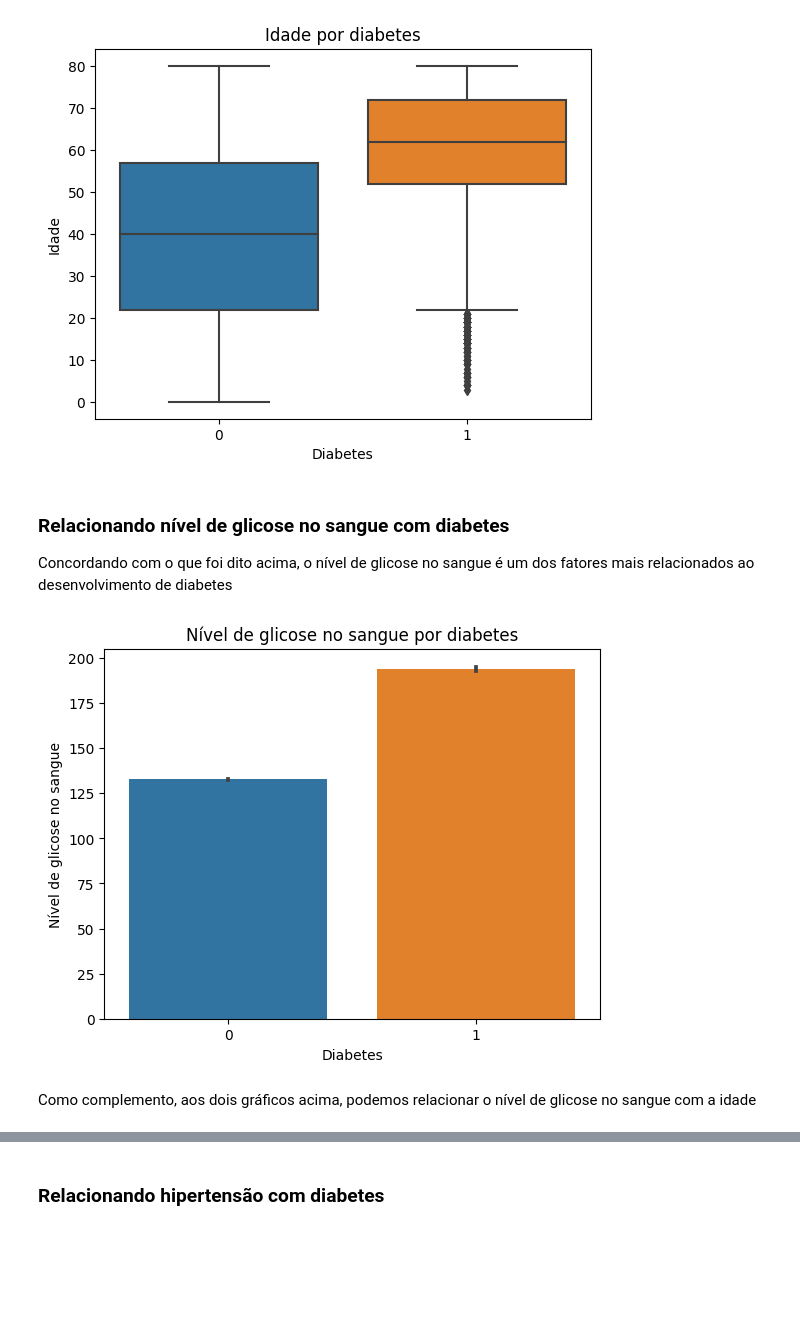
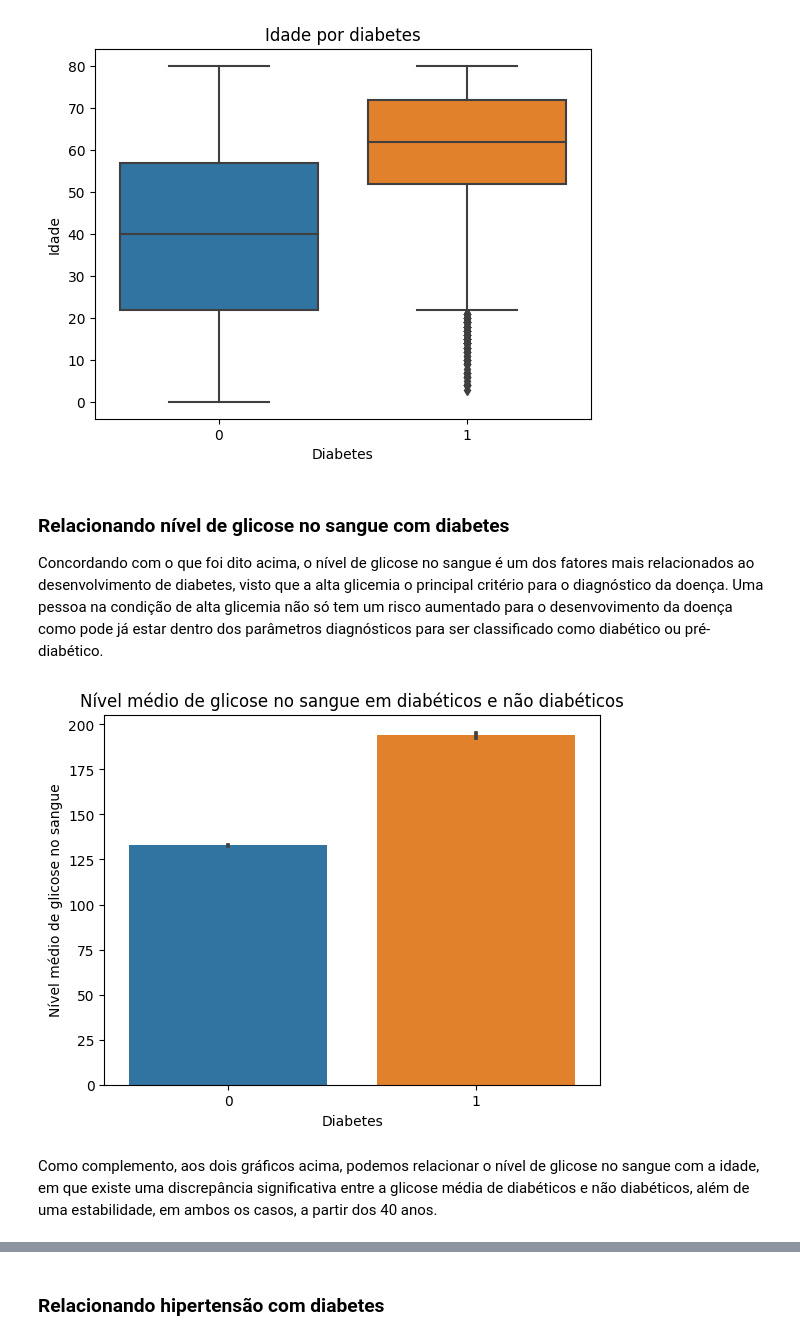
Before and after one commit to Academify/INF420_FINAL, a Jupyter notebook: trab.ipynb, the cells around one changed output, grey strips where cells are left out. Saved outputs shown, nothing was run; the diff lists cells and outputs as text; code cells hidden in the pictures; blank space fills up the shorter version.

```diff
--- a/trab.ipynb
+++ b/trab.ipynb
@@ -193,15 +198,15 @@ plt.show()
 # %% [markdown]
 ### Relacionando nível de glicose no sangue com diabetes
 
-Concordando com o que foi dito acima, o nível de glicose no sangue é um dos fatores mais relacionados ao desenvolvimento de diabetes
+Concordando com o que foi dito acima, o nível de glicose no sangue é um dos fatores mais relacionados ao desenvolvimento de diabetes, visto que a alta glicemia o principal critério para o diagnóstico da doença. Uma pessoa na condição de alta glicemia não só tem um risco aumentado para o desenvovimento da doença como pode já estar dentro dos parâmetros diagnósticos para ser classificado como diabético ou pré-diabético.
 # %%
 sns.barplot(x='diabetes', y='blood_glucose_level', data=data)
-plt.title('Nível de glicose no sangue por diabetes')
+plt.title('Nível médio de glicose no sangue em diabéticos e não diabéticos')
 plt.xlabel('Diabetes')
-plt.ylabel('Nível de glicose no sangue')
+plt.ylabel('Nível médio de glicose no sangue')
 plt.show()
 # %% [output]
-[figure, old version]
+[figure, new version]
 # %% [markdown]
-Como complemento, aos dois gráficos acima, podemos relacionar o nível de glicose no sangue com a idade
+Como complemento, aos dois gráficos acima, podemos relacionar o nível de glicose no sangue com a idade, em que existe uma discrepância significativa entre a glicose média de diabéticos e não diabéticos, além de uma estabilidade, em ambos os casos, a partir dos 40 anos.
 # %%
```
Also changed, not shown: parts of 12 cells of this notebook.
